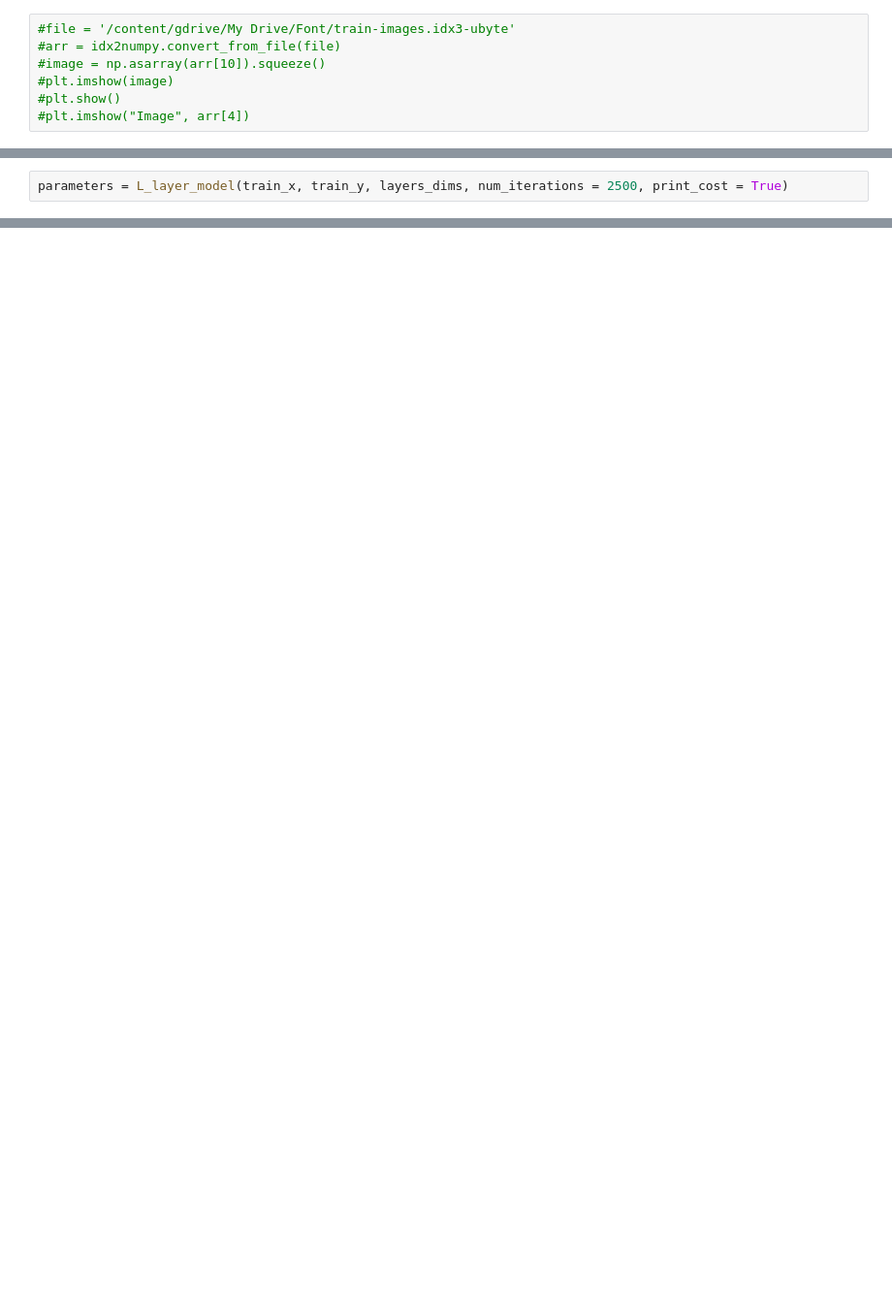
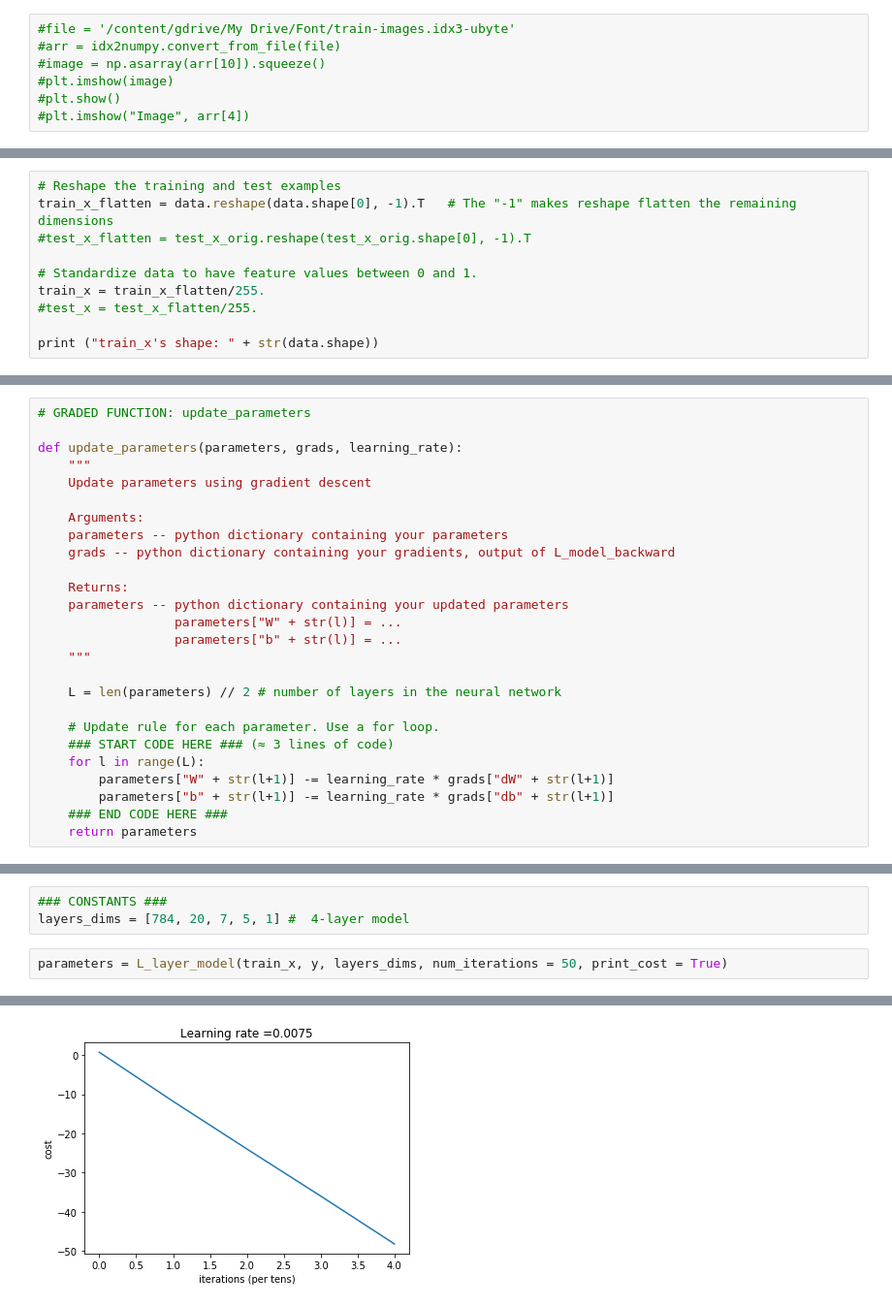
Before and after one commit to Ashishjaiswal181/Google-Colab-Programs, a Jupyter notebook: Handwritting.ipynb, the cells around one changed output, grey strips where cells are left out. Shown at 97% size. Saved outputs shown, nothing was run; the diff lists cells and outputs as text; blank space fills up the shorter version.

Commit message:
Handwritten character recognition using google colab

```diff
--- a/Handwritting.ipynb
+++ b/Handwritting.ipynb
@@ -357,2 +83,0 @@ def L_layer_model(X, Y, layers_dims, learning_rate = 0.0075, num_iterations = 30
-# %%
-parameters = L_layer_model(train_x, train_y, layers_dims, num_iterations = 2500, print_cost = True)
@@ -368,0 +100,10 @@ NameError: ignored
+# %%
+# Reshape the training and test examples
+train_x_flatten = data.reshape(data.shape[0], -1).T   # The "-1" makes reshape flatten the remaining dimensions
+#test_x_flatten = test_x_orig.reshape(test_x_orig.shape[0], -1).T
+
+# Standardize data to have feature values between 0 and 1.
+train_x = train_x_flatten/255.
+#test_x = test_x_flatten/255.
+
+print ("train_x's shape: " + str(data.shape))
@@ -368,0 +787,26 @@ NameError: ignored
+# %%
+# GRADED FUNCTION: update_parameters
+
+def update_parameters(parameters, grads, learning_rate):
+    """
+    Update parameters using gradient descent
+
+    Arguments:
+    parameters -- python dictionary containing your parameters
+    grads -- python dictionary containing your gradients, output of L_model_backward
+
+    Returns:
+    parameters -- python dictionary containing your updated parameters
+                  parameters["W" + str(l)] = ...
+                  parameters["b" + str(l)] = ...
+    """
+
+    L = len(parameters) // 2 # number of layers in the neural network
+
+    # Update rule for each parameter. Use a for loop.
+    ### START CODE HERE ### (≈ 3 lines of code)
+    for l in range(L):
+        parameters["W" + str(l+1)] -= learning_rate * grads["dW" + str(l+1)]
+        parameters["b" + str(l+1)] -= learning_rate * grads["db" + str(l+1)]
+    ### END CODE HERE ###
+    return parameters
@@ -368,0 +894,6 @@ NameError: ignored
+# %%
+### CONSTANTS ###
+layers_dims = [784, 20, 7, 5, 1] #  4-layer model
+# %%
+parameters = L_layer_model(train_x, y, layers_dims, num_iterations = 50, print_cost = True)
+# %% [output]
@@ -368,0 +905 @@ NameError: ignored
+[figure, added]
```
Also changed, not shown: parts of 49 cells of this notebook.
